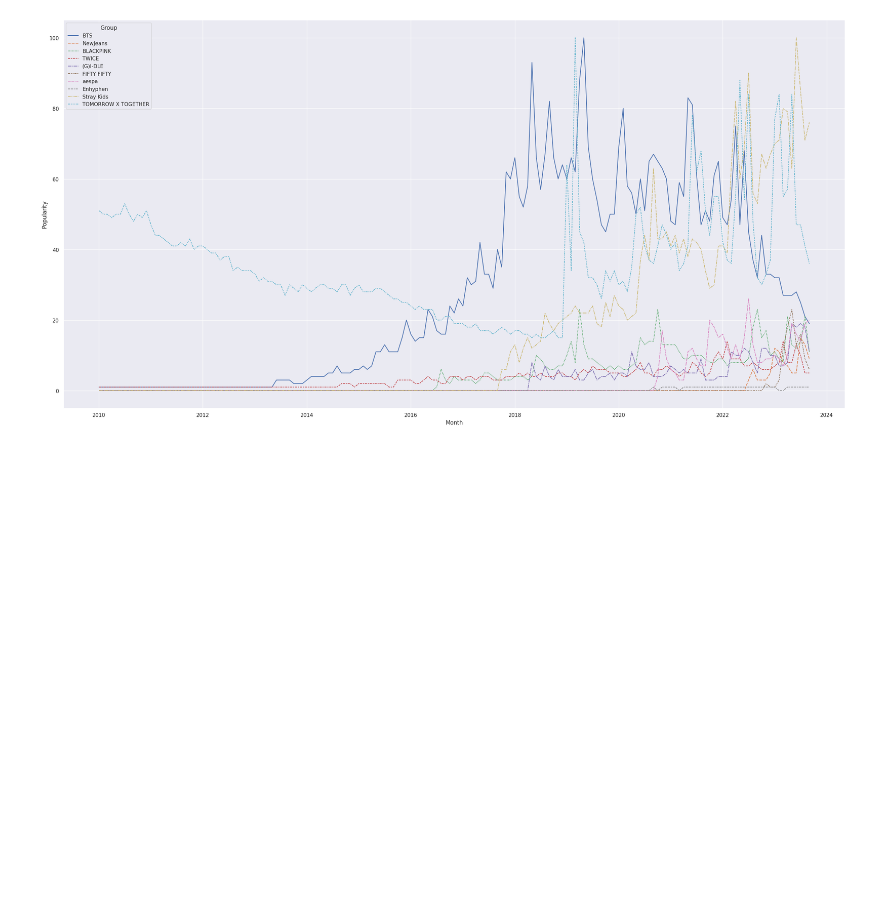
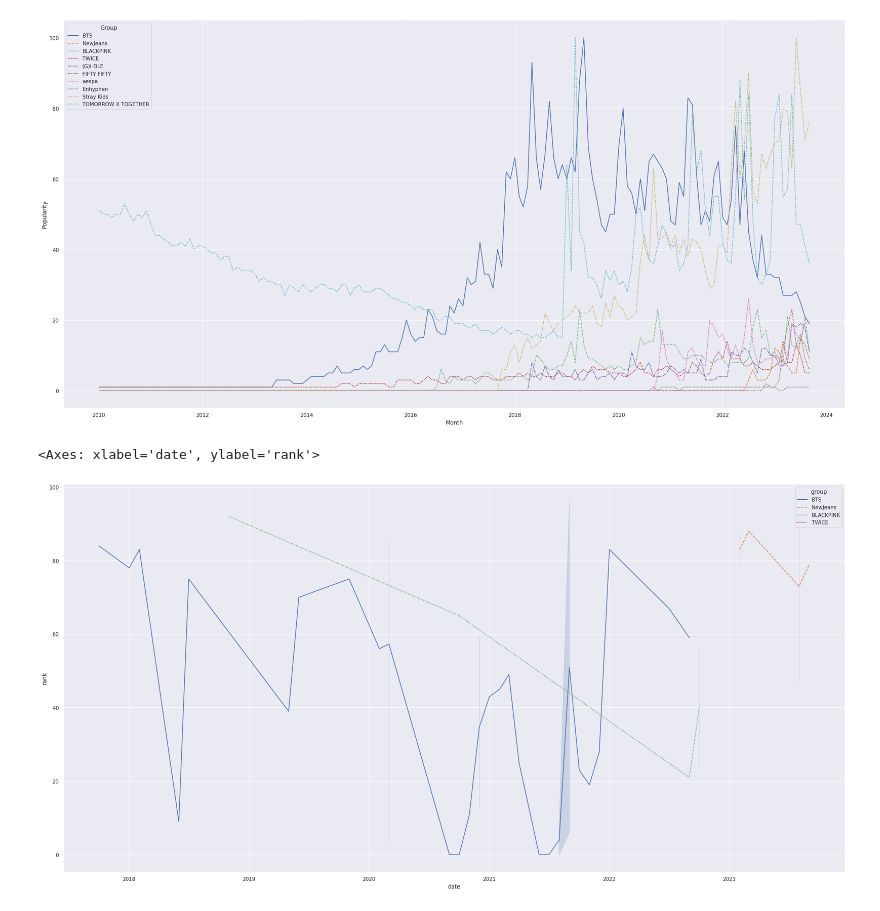
Before and after one commit to lacanlale/kpop_in_the_US_EDA, a Jupyter notebook: analysis.ipynb, the cells around one changed output. Drawn from its saved outputs; the diff is of its cells as text; code cells hidden in the pictures; blank space fills up the shorter version.

Commit message:
Adding billboard chart

```diff
--- a/analysis.ipynb
+++ b/analysis.ipynb
@@ -206,6 +207,29 @@ sns.lineplot(
 # %% [output]
 <Axes: xlabel='Month', ylabel='Popularity'>
 [figure]
+# %%
+billboard_df = pd.read_csv("data/billboard_ranking_2016_to_2023.csv")
+ym = []
+for y, m in zip(billboard_df["year"], billboard_df["month"]):
+    ym.append(date(y, m, 1))
+billboard_df["date"] = ym
+# %%
+group_appearances = {}
+for group in temp["Group"].unique():
+    group_appearances[group] = billboard_df[billboard_df["artist"].str.contains(group)]
+    group_appearances[group]["group"] = group
+# %%
+temp = pd.concat(group_appearances.values())
+sns.lineplot(
+    data=temp,
+    x="date",
+    y="rank",
+    hue="group",
+    style="group"
+)
+# %% [output]
+<Axes: xlabel='date', ylabel='rank'>
+[figure, added]
 # %%
 # artists = df["Artist"].unique()
 # fig, axes = plt.subplots(2, 5)
```
Also changed, not shown: parts of 1 cell of this notebook.
